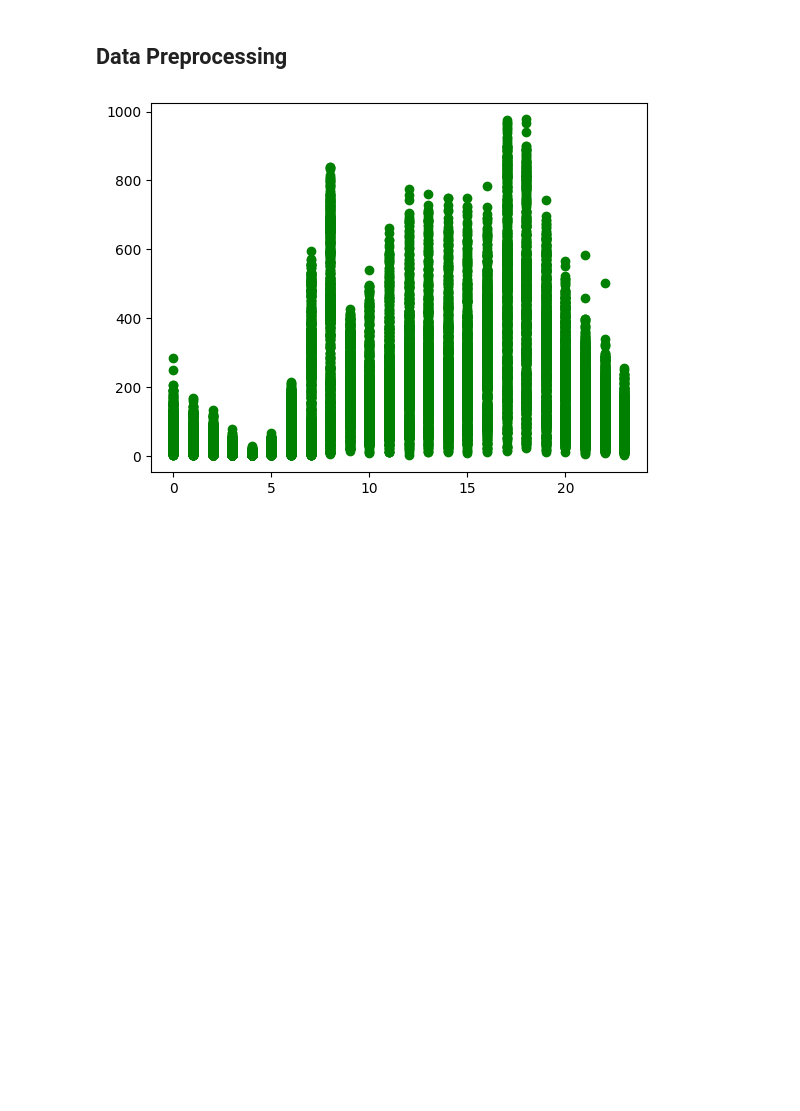
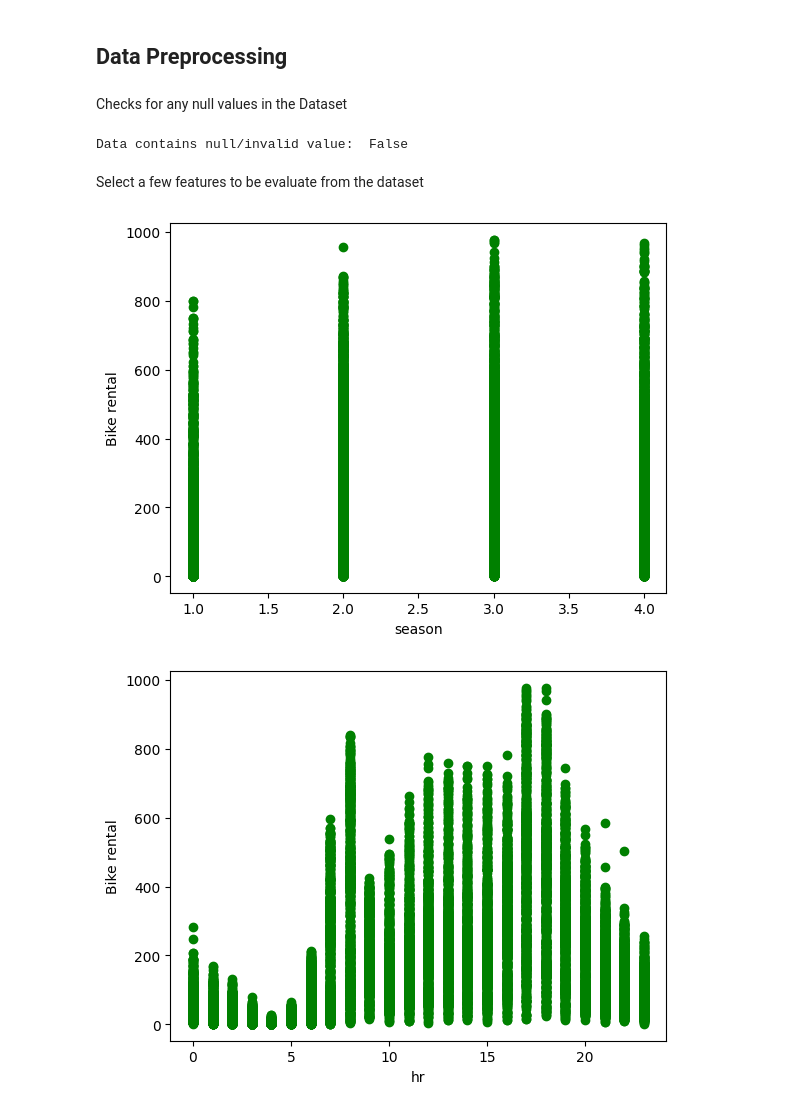
Before and after one commit to KyCooL-pixel/TTTC2453_ML_G4, a Jupyter notebook: TC2453_W2_G4.ipynb, the cells around one changed output. Saved outputs shown, nothing was run; the diff lists cells and outputs as text; code cells hidden in the pictures; blank space fills up the shorter version.

```diff
--- a/TC2453_W2_G4.ipynb
+++ b/TC2453_W2_G4.ipynb
@@ -42,18 +40,33 @@ Saving hour.csv to hour.csv
 # %% [markdown]
 ## Data Preprocessing
+# %% [markdown]
+Checks for any null values in the Dataset
+# %%
+# check for any null values in the dataset
+print("Data contains null/invalid values: ", data.isnull().values.any())
+# %% [output]
+Data contains null/invalid value:  False
+# %% [markdown]
+Select a few features to be evaluate from the dataset
+# %%
+data = data[["season","hr","weathersit","cnt"]]
 # %%
 # This is a function to plot
 def plotScatter(x,y):
-  plt.scatter(x,y,color="green")
+  plt.scatter(data[x],y,color="green")
+  plt.xlabel(x)
+  plt.ylabel("Bike rental")
   plt.show()
 
 # Count of Bike Rentals
-y = data.take([-1],axis=1)
-plotScatter(data['hr'],y)
+y = data["cnt"]
+for col in data.columns[:-1]:
+  plotScatter(col,y)
 
 
 # We will define a function to take a single independent feature as input and
 # output the results
 #cols = ['weathersit', 'season', 'hr']
 # %% [output]
-[figure, old version]
+[figure, new version]
+[figure, added]
```
Also changed, not shown: parts of 3 cells of this notebook.
